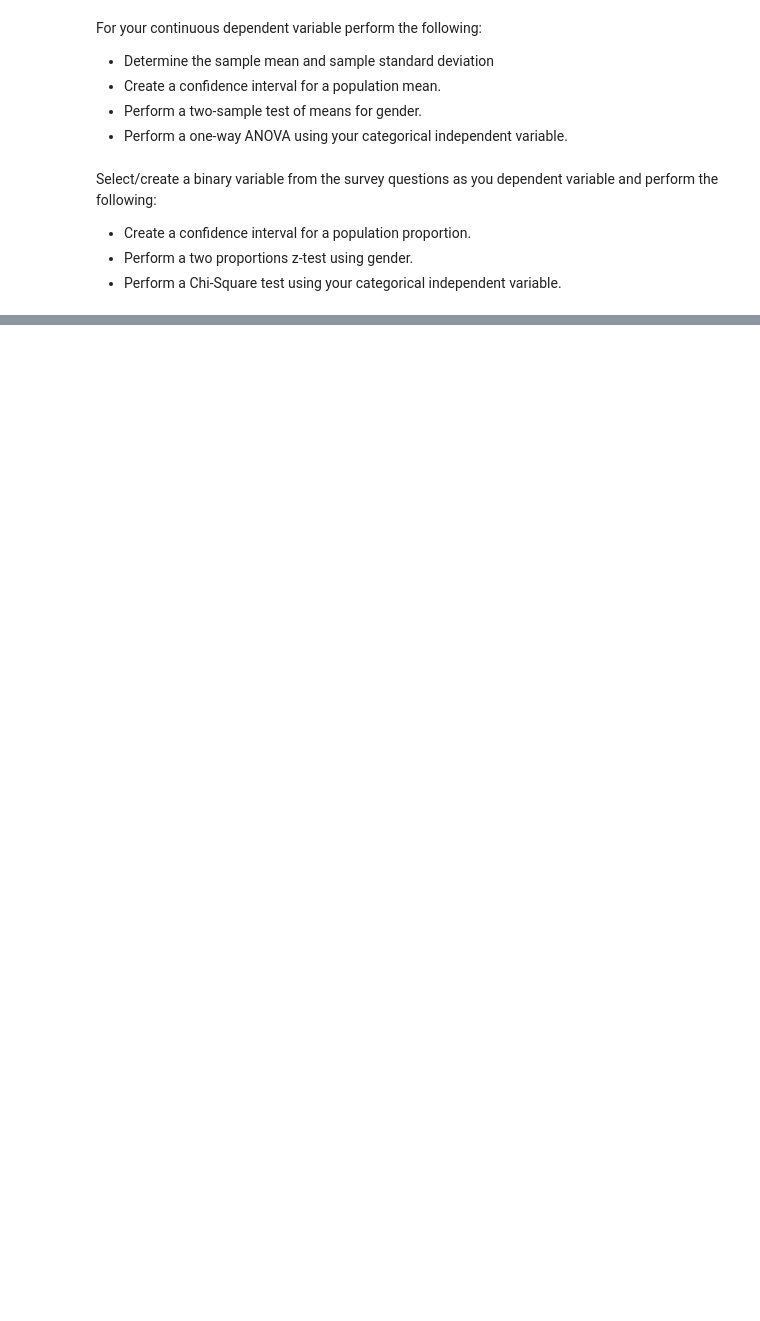
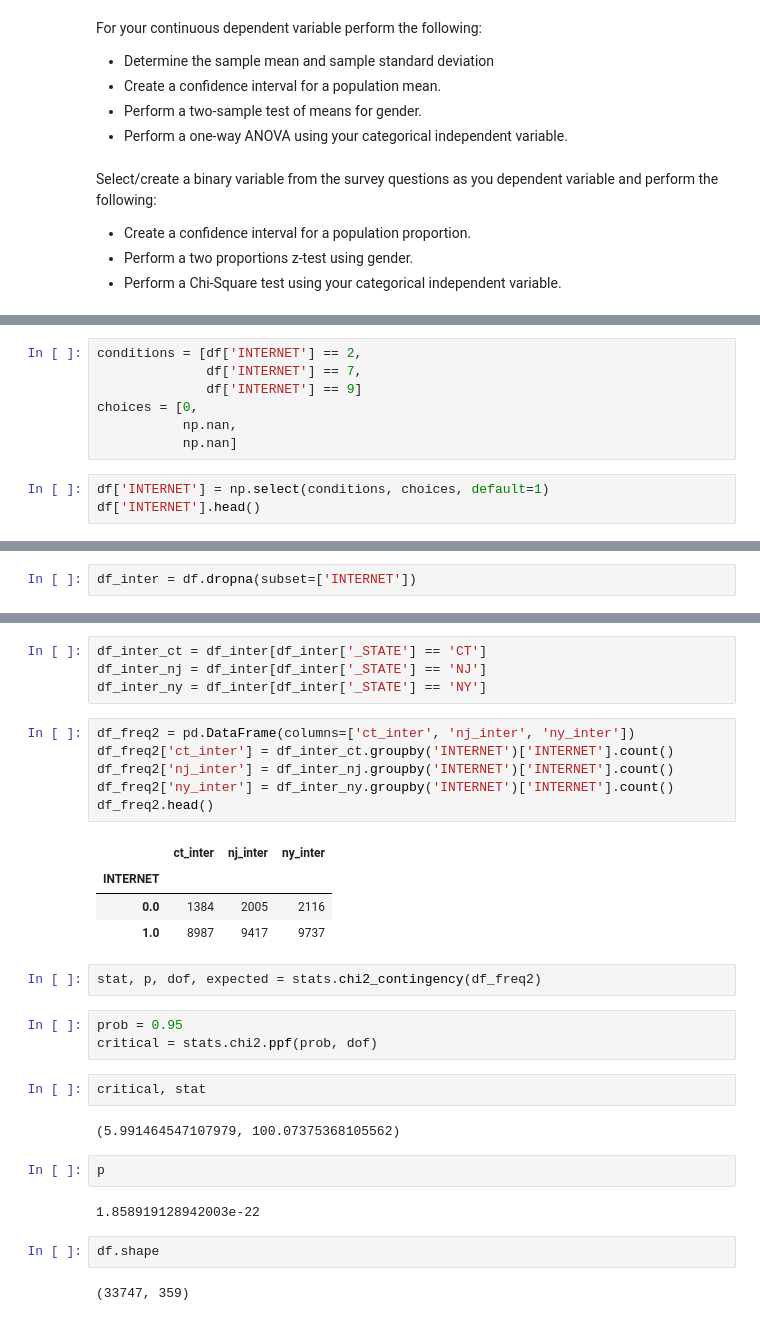
Before and after one commit to learn-co-students/nyc-ds-033020, a Jupyter notebook: Mod_1/STATS_case_study/stats_lab.ipynb, the cells around one changed output, grey strips where cells are left out. Cells and saved outputs as stored; diff of their text form; blank space fills up the shorter version.

```diff
--- a/Mod_1/STATS_case_study/stats_lab.ipynb
+++ b/Mod_1/STATS_case_study/stats_lab.ipynb
@@ -1022,0 +1166,10 @@ Select/create a binary variable from the survey questions as you dependent varia
+# %%
+conditions = [df['INTERNET'] == 2,
+              df['INTERNET'] == 7,
+              df['INTERNET'] == 9]
+choices = [0,
+           np.nan,
+           np.nan]
+# %%
+df['INTERNET'] = np.select(conditions, choices, default=1)
+df['INTERNET'].head()
@@ -1022,0 +1187,2 @@ Select/create a binary variable from the survey questions as you dependent varia
+# %%
+df_inter = df.dropna(subset=['INTERNET'])
@@ -1022,0 +1264,32 @@ Select/create a binary variable from the survey questions as you dependent varia
+# %%
+df_inter_ct = df_inter[df_inter['_STATE'] == 'CT']
+df_inter_nj = df_inter[df_inter['_STATE'] == 'NJ']
+df_inter_ny = df_inter[df_inter['_STATE'] == 'NY']
+# %%
+df_freq2 = pd.DataFrame(columns=['ct_inter', 'nj_inter', 'ny_inter'])
+df_freq2['ct_inter'] = df_inter_ct.groupby('INTERNET')['INTERNET'].count()
+df_freq2['nj_inter'] = df_inter_nj.groupby('INTERNET')['INTERNET'].count()
+df_freq2['ny_inter'] = df_inter_ny.groupby('INTERNET')['INTERNET'].count()
+df_freq2.head()
+# %% [output]
+|  | ct_inter | nj_inter | ny_inter |
+| INTERNET |  |  |  |
+| 0.0 | 1384 | 2005 | 2116 |
+| 1.0 | 8987 | 9417 | 9737 |
+# %%
+stat, p, dof, expected = stats.chi2_contingency(df_freq2)
+# %%
+prob = 0.95
+critical = stats.chi2.ppf(prob, dof)
+# %%
+critical, stat
+# %% [output]
+(5.991464547107979, 100.07375368105562)
+# %%
+p
+# %% [output]
+1.858919128942003e-22
+# %%
+df.shape
+# %% [output]
+(33747, 359)
```
Also changed, not shown: parts of 103 cells of this notebook.
